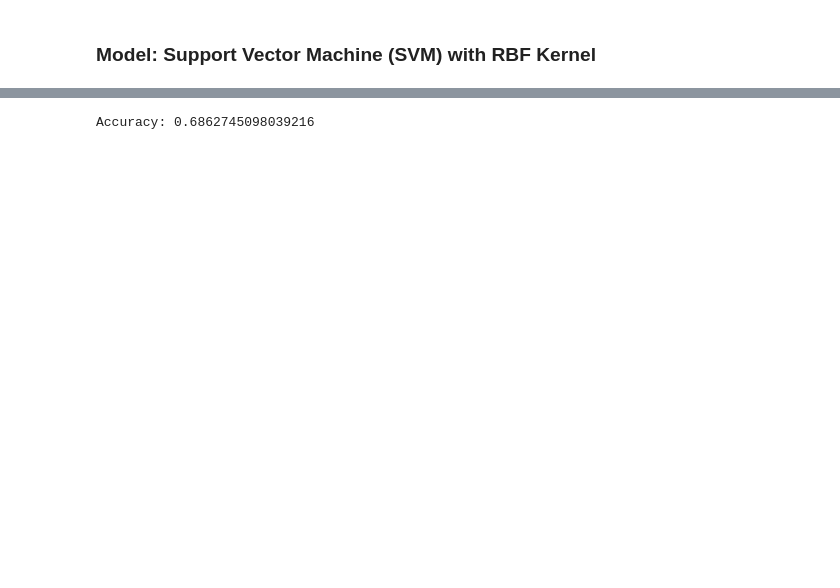
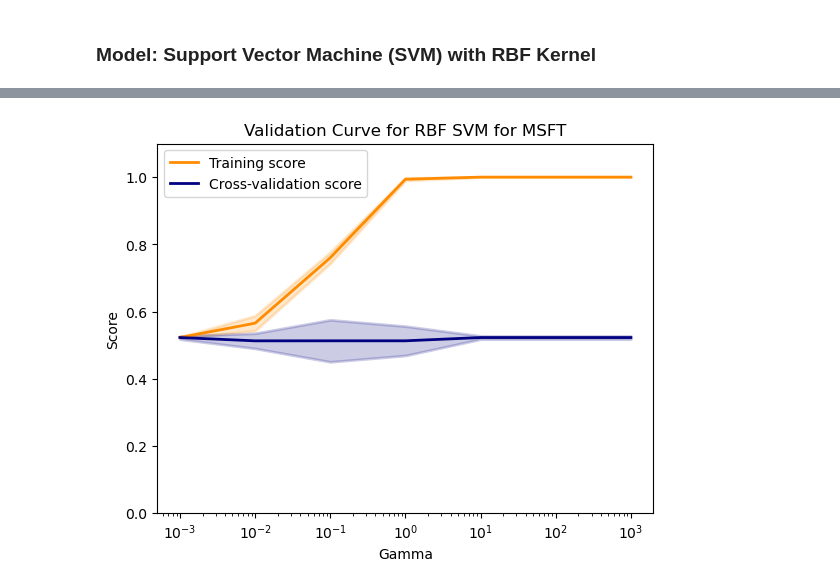
Before and after one commit to Joshua-mb/group14d-ai4all, a Jupyter notebook: ML_Models/svm_model.ipynb, the cells around one changed output, grey strips where cells are left out. Drawn from its saved outputs; the diff is of its cells as text; code cells hidden in the pictures; blank space fills up the shorter version.

Commit message:
svm model and k-nearest algorithm additions

```diff
--- a/ML_Models/svm_model.ipynb
+++ b/ML_Models/svm_model.ipynb
@@ -16,0 +56,5 @@ merged_aapl_df.head()
+# %%
+def drop_na(merged_df):
+    merged_df = merged_df.dropna()
+    merged_df.reset_index(drop=True, inplace=True)
+    return merged_df
@@ -53,7 +157,63 @@ SVC()
-# %%
-from sklearn.metrics import accuracy_score
-
-y_pred = svm_model.predict(X_test)
-print("Accuracy:", accuracy_score(y_test, y_pred))
-# %% [output]
-Accuracy: 0.6862745098039216
+# %%
+from sklearn.model_selection import train_test_split
+
+stock_finance_df = pd.read_csv(f'../MSFT Data/MSFT_finance_data.csv')
+stock_sentiment_df = pd.read_csv(f'../MSFT Data/MSFT_avg_sentiment_data.csv')
+merged_stock_df = pd.merge(stock_finance_df, stock_sentiment_df, on='Date', how='inner')
+merged_stock_df = apply_lag_features(merged_stock_df)
+merged_stock_df = drop_na(merged_stock_df)
+
+features = [
+        'Open', 'Close', 'Volume', 'sentiment_compound', 'prev1_open', 'prev1_close','prev1_volume',
+        'prev2_volume', 'prev2_open', 'prev2_close', 'prev1_sentiment_compound',
+        'prev2_sentiment_compound'
+]
+
+X = merged_stock_df[features]
+y = merged_stock_df['target'].astype(float)  # goal is to predict the next day's closing price (classification)
+
+valid_idx = np.isin(y, [-1, 1]) # removing any row that does not have -1 or 1 as target
+X = X[valid_idx]
+y = y[valid_idx]
+
+# scale features in order to avoid certain features from dominating others
+scaler = StandardScaler()
+X_scaled = scaler.fit_transform(X)
+
+X_train, X_test, y_train, y_test = train_test_split(
+    X_scaled, y, test_size=0.2, random_state=42, stratify=y
+)
+
+# Define the SVM gamma parameter range
+param_range = np.logspace(-3, 3, 7)
+
+# Calculate the validation curve for the SVM gamma parameter
+train_scores, test_scores = validation_curve(
+    SVC(kernel='rbf'), X_train, y_train, param_name="gamma", param_range=param_range, cv=5)
+
+# Calculate the mean and standard deviation of the training and testing scores
+train_mean = np.mean(train_scores, axis=1)
+train_std = np.std(train_scores, axis=1)
+test_mean = np.mean(test_scores, axis=1)
+test_std = np.std(test_scores, axis=1)
+
+# Plot the validation curve
+plt.title("Validation Curve for RBF SVM for MSFT")
+plt.xlabel("Gamma")
+plt.ylabel("Score")
+plt.ylim(0.0, 1.1)
+lw = 2
+plt.semilogx(param_range, train_mean, label="Training score",
+             color="darkorange", lw=lw)
+plt.fill_between(param_range, train_mean - train_std,
+                 train_mean + train_std, alpha=0.2,
+                 color="darkorange", lw=lw)
+plt.semilogx(param_range, test_mean, label="Cross-validation score",
+             color="navy", lw=lw)
+plt.fill_between(param_range, test_mean - test_std,
+                 test_mean + test_std, alpha=0.2,
+                 color="navy", lw=lw)
+plt.legend(loc="best")
+plt.show()
+# %% [output]
+[figure, added]
```
Also changed, not shown: parts of 13 cells of this notebook, 1 other file.
